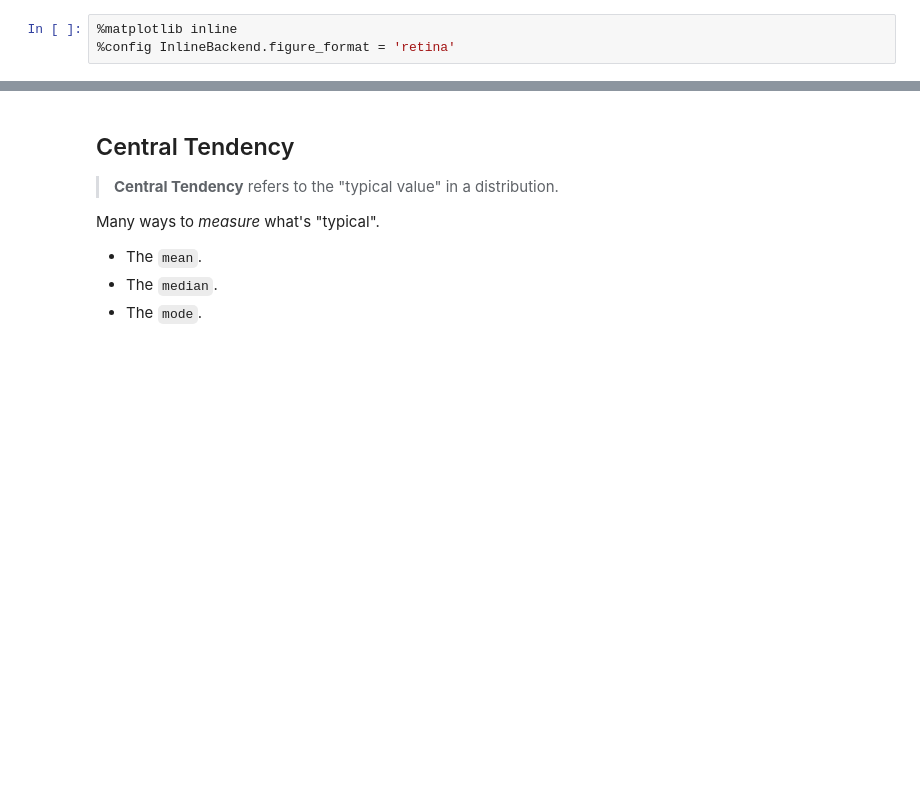
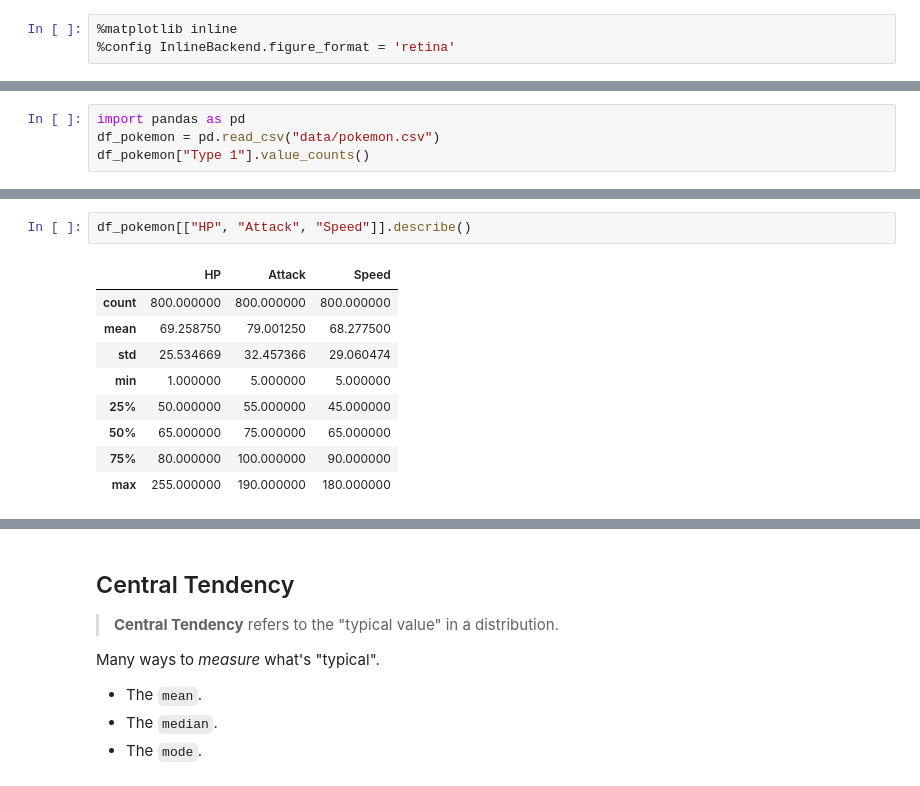
Before and after one commit to kflisikowsky/Data_Analysis_Workshops, a Jupyter notebook: 09-stats.ipynb, the cells around one changed output, grey strips where cells are left out. Drawn from its saved outputs; the diff is of its cells as text; blank space fills up the shorter version.

```diff
--- a/09-stats.ipynb
+++ b/09-stats.ipynb
@@ -43,0 +58,4 @@ import scipy.stats as ss
+# %%
+import pandas as pd
+df_pokemon = pd.read_csv("data/pokemon.csv")
+df_pokemon["Type 1"].value_counts()
@@ -43,0 +119,12 @@ import scipy.stats as ss
+# %%
+df_pokemon[["HP", "Attack", "Speed"]].describe()
+# %% [output]
+|  | HP | Attack | Speed |
+| count | 800.000000 | 800.000000 | 800.000000 |
+| mean | 69.258750 | 79.001250 | 68.277500 |
+| std | 25.534669 | 32.457366 | 29.060474 |
+| min | 1.000000 | 5.000000 | 5.000000 |
+| 25% | 50.000000 | 55.000000 | 45.000000 |
+| 50% | 65.000000 | 75.000000 | 65.000000 |
+| 75% | 80.000000 | 100.000000 | 90.000000 |
+| max | 255.000000 | 190.000000 | 180.000000 |
```
Also changed, not shown: parts of 67 cells of this notebook, 3 other files.
